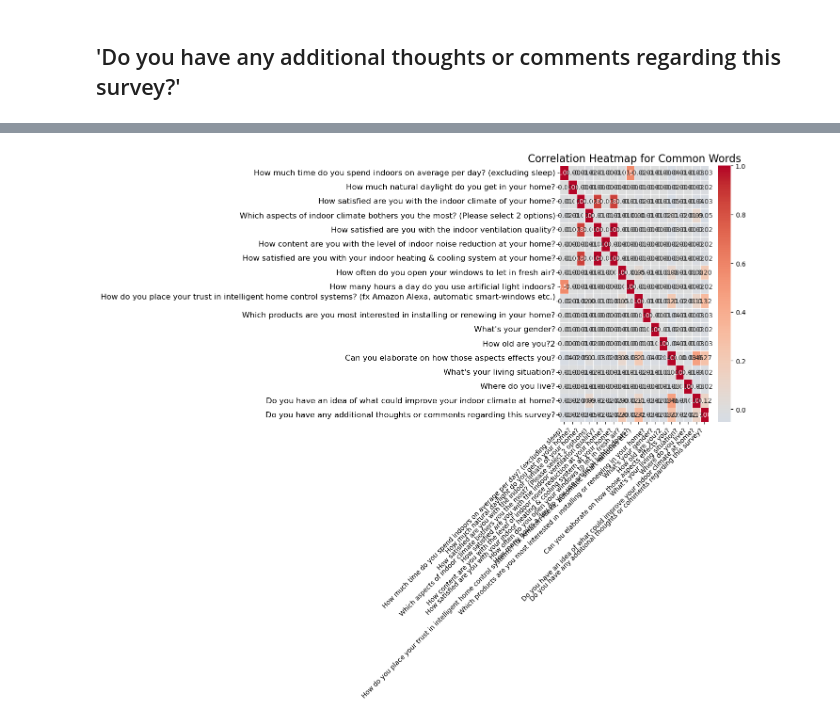
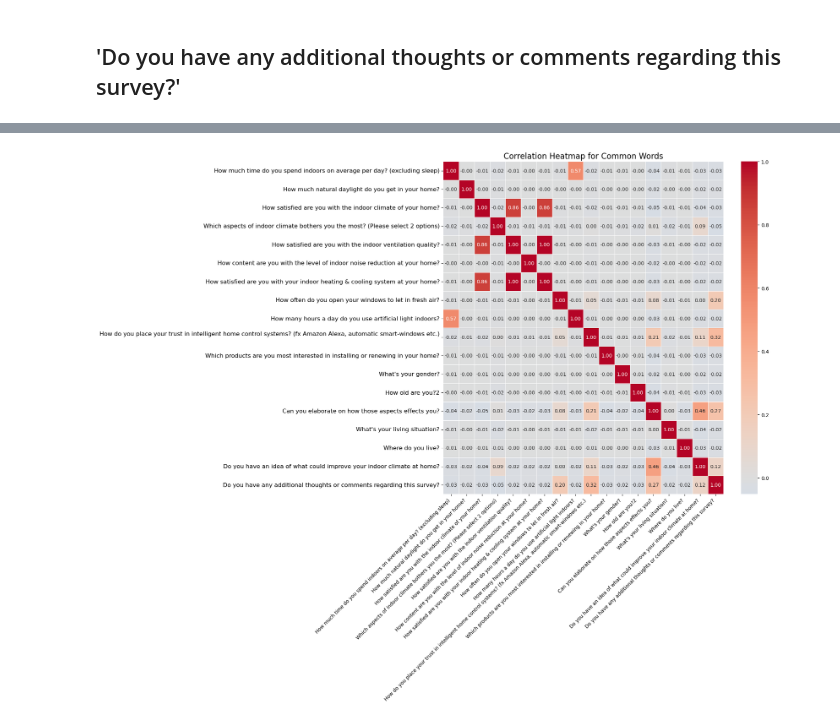
Before and after one commit to chozillla/VeluxInnovationDTU, a Jupyter notebook: Survery.ipynb, the cells around one changed output, grey strips where cells are left out. Drawn from its saved outputs; the diff is of its cells as text; code cells hidden in the pictures.

```diff
--- a/Survery.ipynb
+++ b/Survery.ipynb
@@ -258,34 +231,38 @@ columns_to_analyze = ["How much time do you spend indoors on average per day? (e
        "Do you have an idea of what could improve your indoor climate at home?",
        "Do you have any additional thoughts or comments regarding this survey?"
                      ]  # Add columns you want to analyze
 common_word_counts = {}
 
 # Find the union of all unique words across columns
 all_words = set()
 for column in columns_to_analyze:
     words = ' '.join(str(x) for x in df[column].fillna('')).split()
     all_words.update(words)
 
 # Normalize word frequencies to a consistent length
 for column in columns_to_analyze:
     words = ' '.join(str(x) for x in df[column].fillna('')).split()
     word_counts = Counter(words)
     normalized_word_counts = [word_counts[word] if word in word_counts else 0 for word in all_words]
     common_word_counts[column] = normalized_word_counts
 
 df_common_words = pd.DataFrame(common_word_counts)
 
 # Calculate the correlation matrix
 correlation_matrix = df_common_words.corr()
 
-plt.figure(figsize=(14, 12))
+plt.figure(figsize=(20, 16))  # Increase the width of the figure
 sns.heatmap(correlation_matrix, annot=True, cmap='coolwarm', center=0, linewidths=0.5, fmt=".2f")
 plt.title('Correlation Heatmap for Common Words', fontsize=16)
 plt.xticks(rotation=45, fontsize=10, ha='right')
 plt.yticks(rotation=0, fontsize=12)
 plt.tight_layout()
+
+# Save the figure as a PNG image
+plt.savefig('heatmap.png', dpi=300)  # You can adjust the dpi (dots per inch) value if needed
+
 plt.show()
 # %% [output]
-[figure, old version]
+[figure, new version]
 # %%
 df.columns
```
Also changed, not shown: parts of 15 cells of this notebook, 1 other file.
